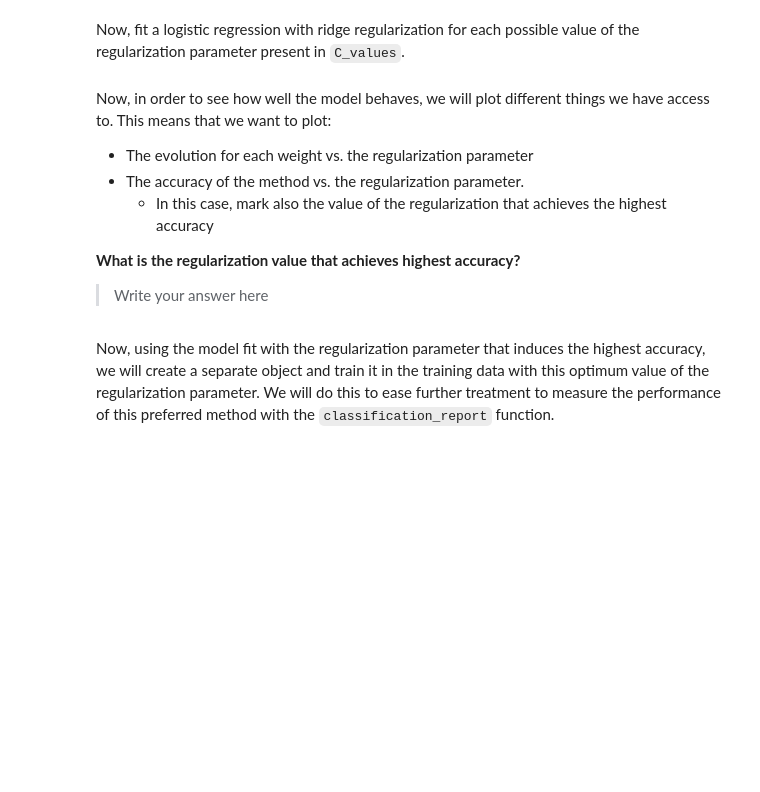
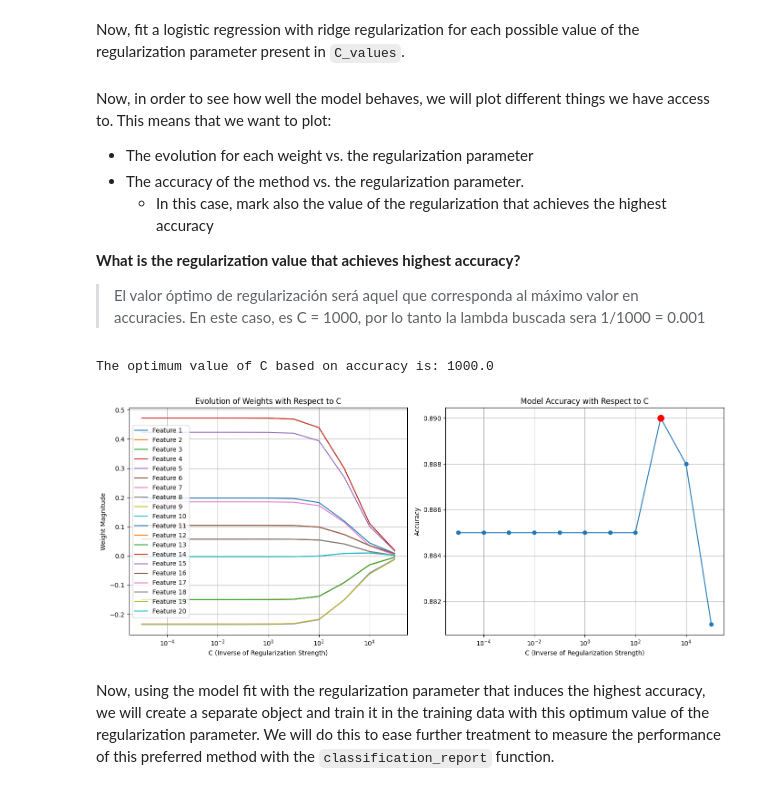
Before and after one commit to ICAI-IMAT-ML/p2-5-yagocastillo126, a Jupyter notebook: notebook/Lab2_5_LogisticRegression_and_regularization.ipynb, the cells around one changed output. Saved outputs shown, nothing was run; the diff lists cells and outputs as text; code cells hidden in the pictures; blank space fills up the shorter version.

```diff
--- a/notebook/Lab2_5_LogisticRegression_and_regularization.ipynb
+++ b/notebook/Lab2_5_LogisticRegression_and_regularization.ipynb
@@ -200,7 +236,7 @@ Once you have this, let us implement it already!
 # TODO: Create an array (C_values) that contains 11 values distributed in log-scale, covering from 10^(-5) to 10^5
 pow_min = -5
 pow_max = 5
-C_values = None  # Vector of \lambda (regularization parameters)
+C_values = np.logspace(pow_min, pow_max, 11)  # Vector of \lambda (regularization parameters)
 
 # Keep these two empty lists to contain the final weights for each regularization parameter
 weights_evolution = []    # To store the final weights for each C
@@ -210,12 +246,12 @@ Now, fit a logistic regression with ridge regularization for each possible value
 # %%
 for C in C_values:
     model = LogisticRegressor()  # Update to include necessary parameters
-    model.fit(None, None, learning_rate = None, num_iterations = None, penalty = 'ridge', C = C)
+    model.fit(X_train, y_train, learning_rate = 0.01, num_iterations = 1000, penalty = 'ridge', C = C)
     weights_evolution.append(model.weights)
 
     # Predict and calculate accuracy in the test data
-    y_pred = model.predict(None)
-    accuracy = accuracy_score(None, None)
+    y_pred = model.predict(X_test)
+    accuracy = accuracy_score(y_test, y_pred)
     accuracies.append(accuracy)
 # %% [markdown]
 Now, in order to see how well the model behaves, we will plot different things we have access to. This means that we want to plot:
@@ -224,7 +260,7 @@ Now, in order to see how well the model behaves, we will plot different things w
     - In this case, mark also the value of the regularization that achieves the highest accuracy
 
 **What is the regularization value that achieves highest accuracy?**
-> Write your answer here
+> El valor óptimo de regularización será aquel que corresponda al máximo valor en accuracies. En este caso, es C = 1000, por lo tanto la lambda buscada sera 1/1000 = 0.001
 # %%
 # Plotting the evolution of weights
 plt.figure(figsize=(14, 6))
@@ -234,36 +270,39 @@ plt.subplot(1, 2, 1)
 for feature_index in range(len(weights_evolution[0])):
     weight_trajectory = [weights[feature_index] for weights in weights_evolution]
     plt.plot(C_values, weight_trajectory, label=f'Feature {feature_index + 1}')
 plt.xscale('log')
 plt.xlabel('C (Inverse of Regularization Strength)')
 plt.ylabel('Weight Magnitude')
 plt.title('Evolution of Weights with Respect to C')
 plt.legend(loc='best')
 plt.grid(True)
 
 # TODO: Find the maximum accuracy
-max_accuracy = None
+max_accuracy = max(accuracies)
 
 # TODO: Filter the C values that correspond to the maximum accuracy
-optimum_C_values = None
+optimum_C_values = [C_values[i] for i in range(len(C_values)) if accuracies[i] >= max_accuracy]
 
 # Select the maximum C from those that yield the highest accuracy
-optimum_C = None
+optimum_C = max(optimum_C_values)
 
 print(f"The optimum value of C based on accuracy is: {optimum_C}")
 
 # Plotting accuracy as a function of C
 plt.subplot(1, 2, 2)
 plt.plot(C_values, accuracies, marker='o', linestyle='-')
 plt.plot(optimum_C, max_accuracy, 'ro', markersize=10, label='Optimum C')
 plt.xscale('log')
 plt.xlabel('C (Inverse of Regularization Strength)')
 plt.ylabel('Accuracy')
 plt.title('Model Accuracy with Respect to C')
 plt.grid(True)
 
 plt.tight_layout()
 plt.show()
+# %% [output]
+The optimum value of C based on accuracy is: 1000.0
+[figure, added]
 # %% [markdown]
 Now, using the model fit with the regularization parameter that induces the highest accuracy, we will create a separate object and train it in the training data with this optimum value of the regularization parameter. We will do this to ease further treatment to measure the performance of this preferred method with the `classification_report` function.
 # %%
```
Also changed, not shown: parts of 39 cells of this notebook, 3 other files.
